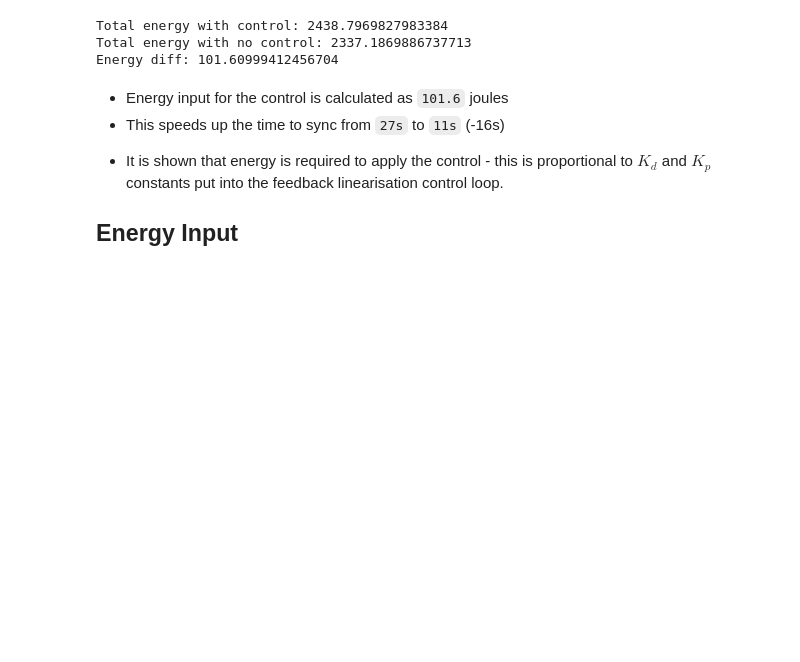
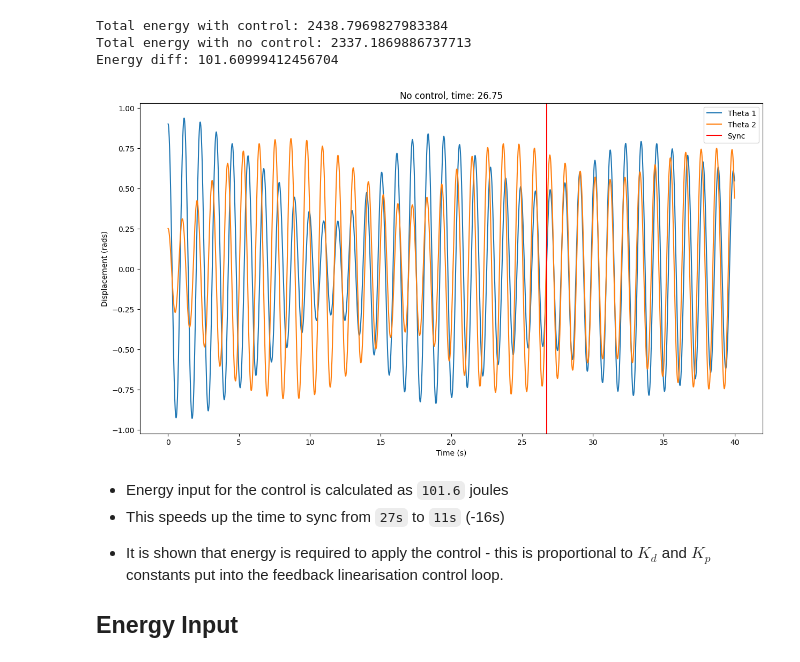
Before and after one commit to eric-yhchen/MDM2-Group-09, a Jupyter notebook: LC Model FLC Tests.ipynb, the cells around one changed output. Cells and saved outputs as stored; diff of their text form; code cells hidden in the pictures; blank space fills up the shorter version.

```diff
--- a/LC Model FLC Tests.ipynb
+++ b/LC Model FLC Tests.ipynb
@@ -750,6 +713,22 @@ print(f"Energy diff: {np.sum(np.abs(model.energy_plot))- np.sum(np.abs(total_ene
 Total energy with control: 2438.7969827983384
 Total energy with no control: 2337.1869886737713
 Energy diff: 101.60999412456704
+# %%
+# just for graph plotting
+model2, sync_time2, total_ke2, total_gpe2, total_energy2 = calc_energy(solver_NC, 0, 0, 40)
+
+fig, ax = plt.subplots(figsize=(15,8))
+ax.plot(model2.time, model2.theta1, label="Theta 1")
+ax.plot(model2.time, model2.theta2, label="Theta 2")
+ax.axvline(sync_time2, c="r", label="Sync")
+ax.set_title(f"No control, time: {model2.sync_time}")
+ax.set_xlabel("Time (s)")
+ax.set_ylabel("Displacement (rads)")
+ax.legend()
+
+plt.show()
+# %% [output]
+[figure, added]
 # %% [markdown]
 * Energy input for the control is calculated as `101.6` joules
 * This speeds up the time to sync from `27s` to `11s` (-16s)
```
Also changed, not shown: parts of 17 cells of this notebook, 9 other files.
